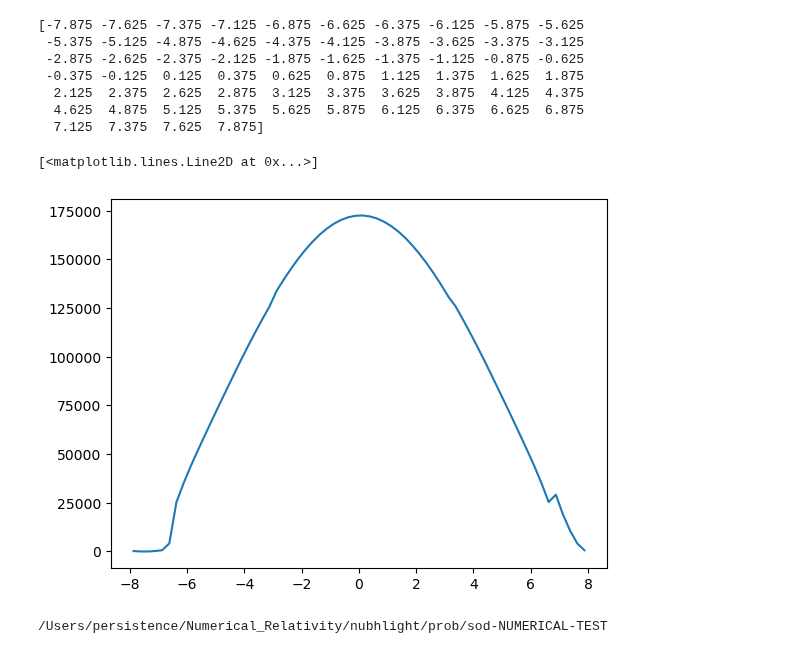
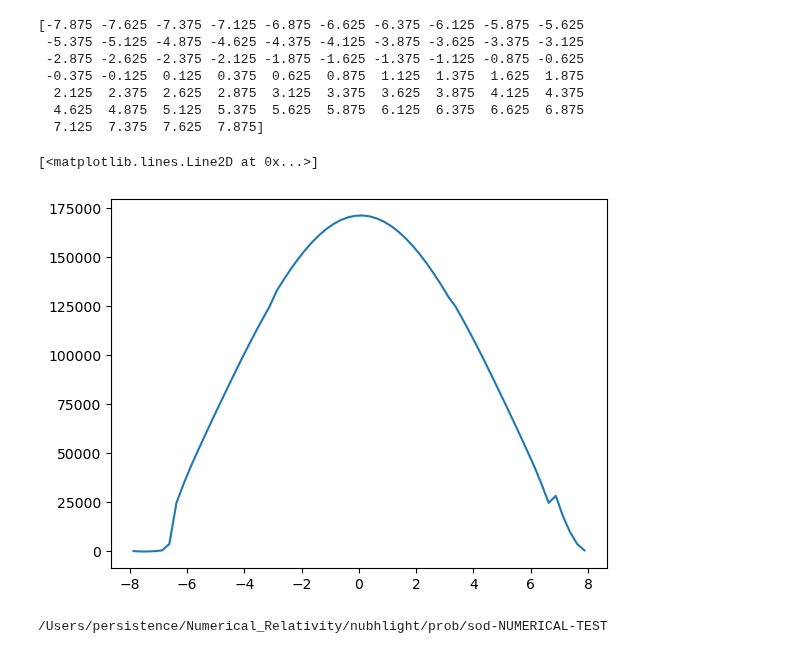
Before and after one commit to lanl/nubhlight, a Jupyter notebook: prob/sod-NUMERICAL-TEST/1d_reductionof_dumps.ipynb, the cells around one changed output. Drawn from its saved outputs; the diff is of its cells as text; code cells hidden in the pictures.

```diff
--- a/prob/sod-NUMERICAL-TEST/1d_reductionof_dumps.ipynb
+++ b/prob/sod-NUMERICAL-TEST/1d_reductionof_dumps.ipynb
@@ -83,8 +83,8 @@ print(Xcart[:,0,0,1])
 # %%
 import matplotlib.pyplot as plt
 # %%
-plt.plot(Xcart[:,31,31,1], var[:,31,31])
+plt.plot(Xcart[:,30,30,1], var[:,30,30])
 #plt.xlim(-8,8)
 # %% [output]
 [<matplotlib.lines.Line2D at 0x...>]
-[figure, old version]
+[figure, new version]
```
Also changed, not shown: parts of 2 cells of this notebook, 2 other files.
